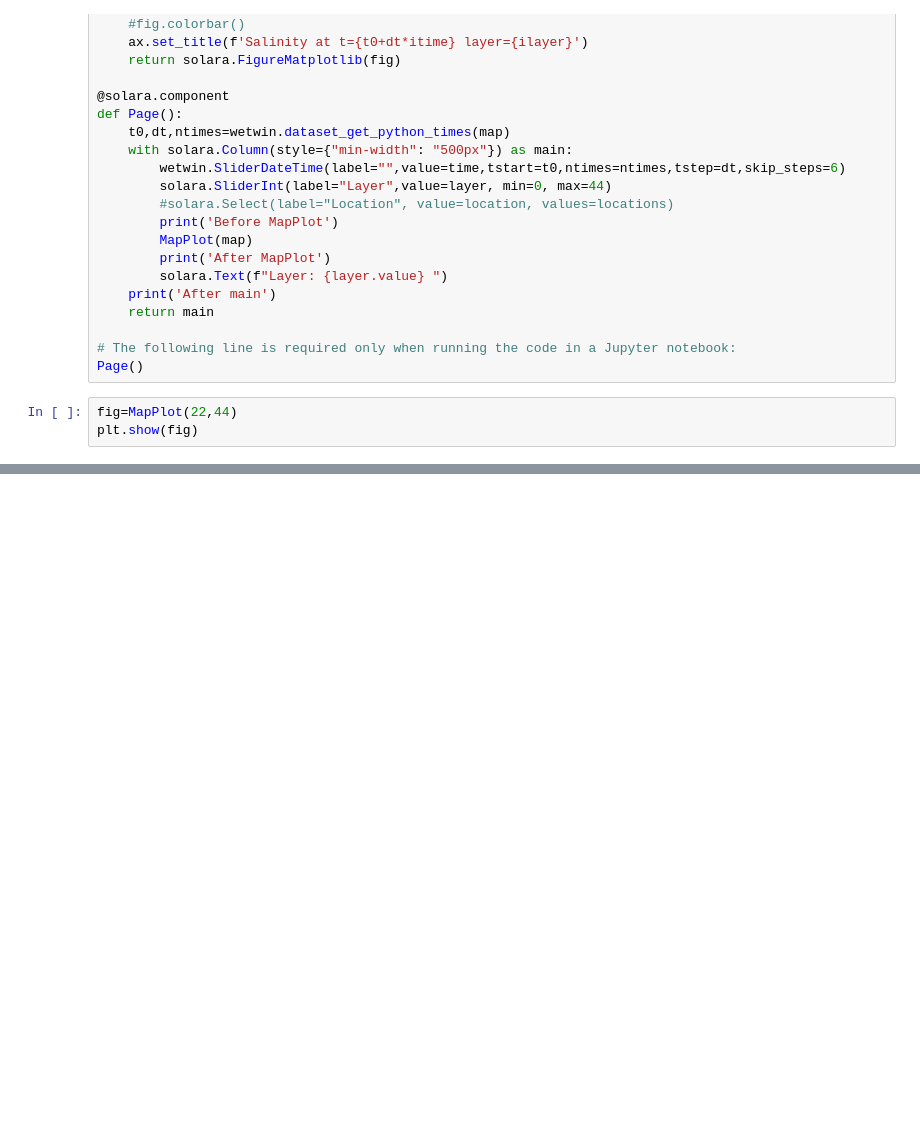
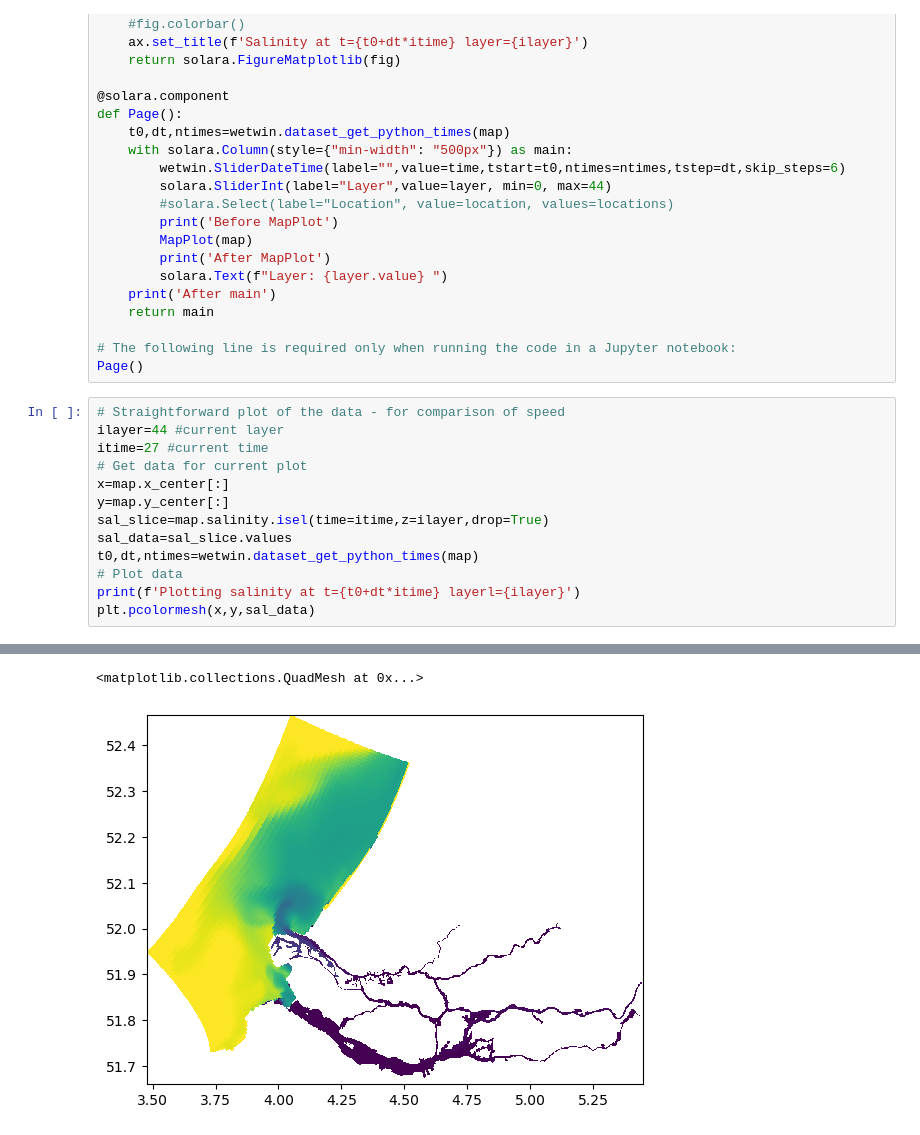
Before and after one commit to SALTISolutions/wetwin, a Jupyter notebook: wetwin_solara_rhine_meuse_map.ipynb, the cells around one changed output, grey strips where cells are left out. Saved outputs shown, nothing was run; the diff lists cells and outputs as text; blank space fills up the shorter version.

Commit message:
Add regular matplotlib.pypot plot, to show its speed

```diff
--- a/wetwin_solara_rhine_meuse_map.ipynb
+++ b/wetwin_solara_rhine_meuse_map.ipynb
@@ -57,6 +59,17 @@ def Page():
 
 # The following line is required only when running the code in a Jupyter notebook:
 Page()
-# %%
-fig=MapPlot(22,44)
-plt.show(fig)
+# %%
+# Straightforward plot of the data - for comparison of speed
+ilayer=44 #current layer
+itime=27 #current time
+# Get data for current plot
+x=map.x_center[:]
+y=map.y_center[:]
+sal_slice=map.salinity.isel(time=itime,z=ilayer,drop=True)
+sal_data=sal_slice.values
+t0,dt,ntimes=wetwin.dataset_get_python_times(map)
+# Plot data
+print(f'Plotting salinity at t={t0+dt*itime} layerl={ilayer}')
+plt.pcolormesh(x,y,sal_data)
+# %% [output]
@@ -62,0 +77,2 @@ plt.show(fig)
+<matplotlib.collections.QuadMesh at 0x...>
+[figure, added]
```
Also changed, not shown: parts of 2 cells of this notebook.
